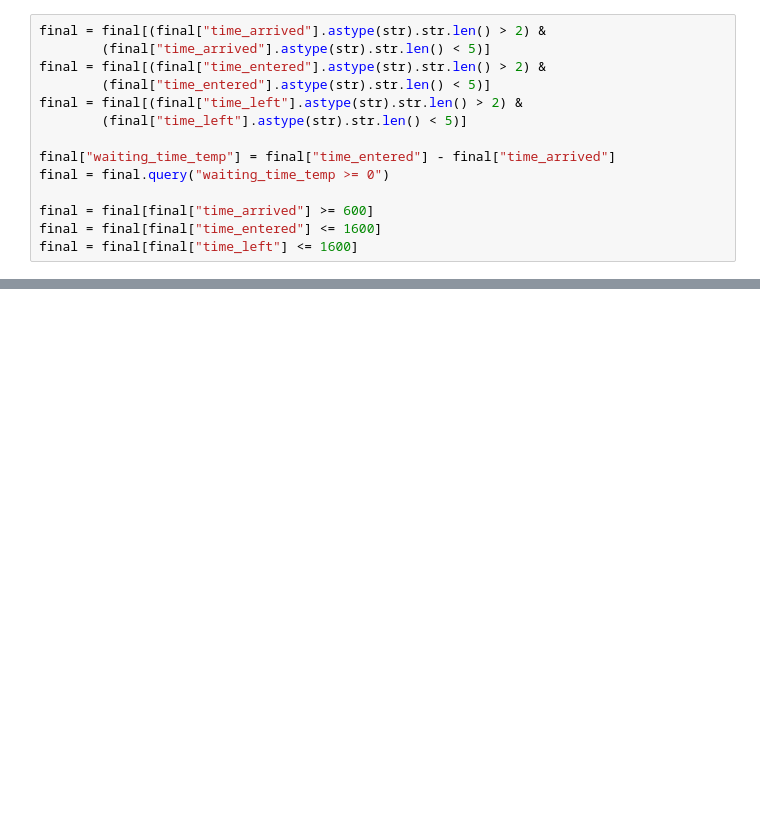
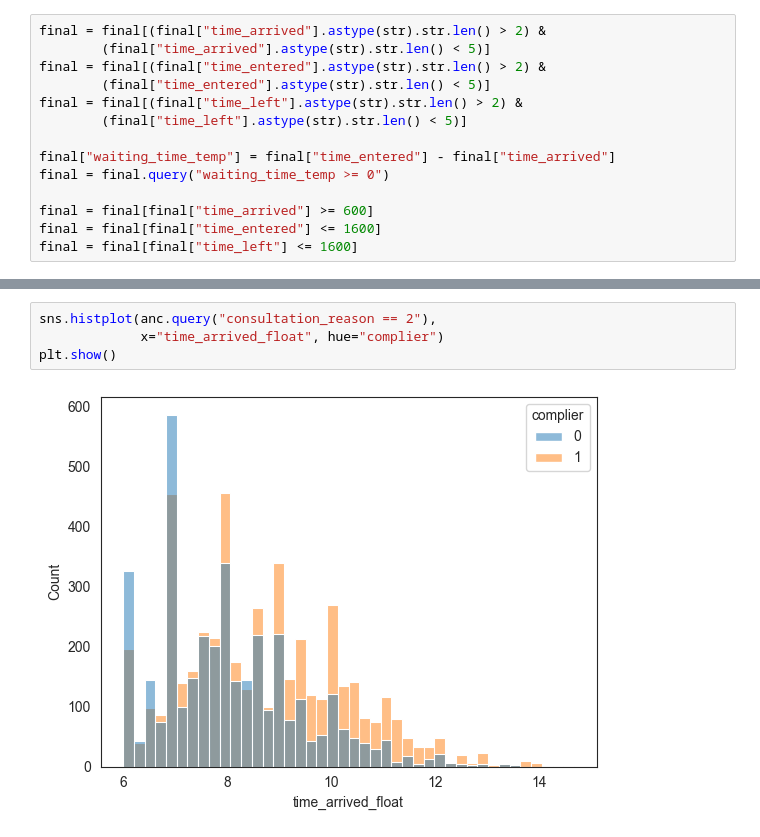
Before and after one commit to health-lse/anc_hiv_scheduling, a Jupyter notebook: notebooks/test.ipynb, the cells around one changed output, grey strips where cells are left out. Cells and saved outputs as stored; diff of their text form; blank space fills up the shorter version.

```diff
--- a/notebooks/test.ipynb
+++ b/notebooks/test.ipynb
@@ -1445,0 +1418,6 @@ final = final[final["time_left"] <= 1600]
+# %%
+sns.histplot(anc.query("consultation_reason == 2"),
+             x="time_arrived_float", hue="complier")
+plt.show()
+# %% [output]
+[figure, added]
```
Also changed, not shown: parts of 16 cells of this notebook, 10 other files.
